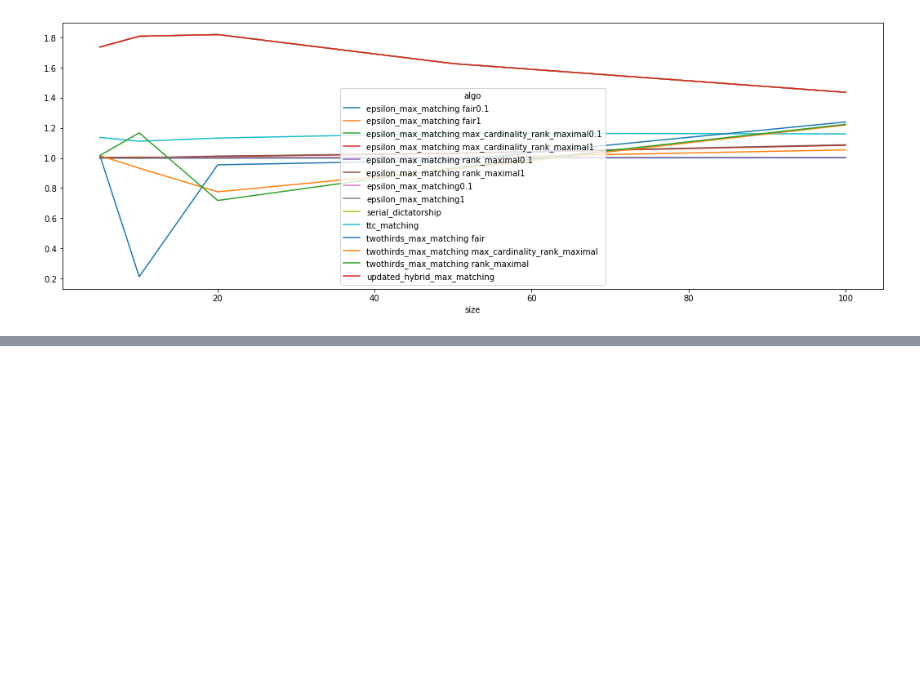
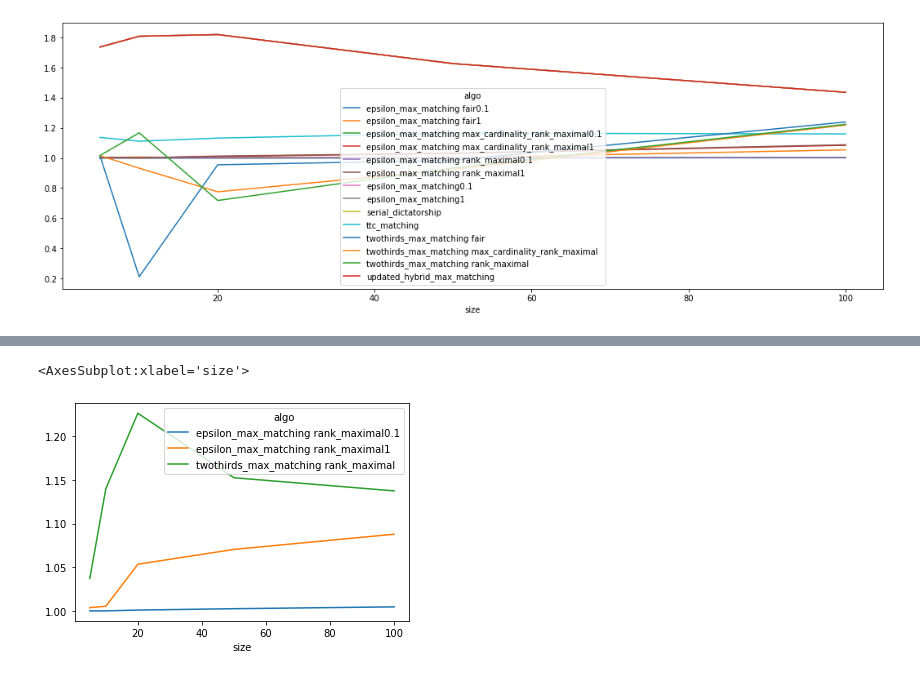
Before and after one commit to LEFTA98/DistortionSim, a Jupyter notebook: ijcai data analysis.ipynb, the cells around one changed output, grey strips where cells are left out. Cells and saved outputs as stored; diff of their text form; code cells hidden in the pictures; blank space fills up the shorter version.

```diff
--- a/ijcai data analysis.ipynb
+++ b/ijcai data analysis.ipynb
@@ -265,0 +292,7 @@ curr.plot(figsize=(18,6))
+# %%
+curr_df = curr[curr['algo'].isin(['epsilon_max_matching rank_maximal1', 'epsilon_max_matching rank_maximal0.1', 'twothirds_max_matching rank_maximal'])]
+curr_df = curr_df.pivot(index='size', columns = 'algo', values='distortion')
+curr_df.plot()
+# %% [output]
+<AxesSubplot:xlabel='size'>
+[figure, added]
```
Also changed, not shown: parts of 8 cells of this notebook.
